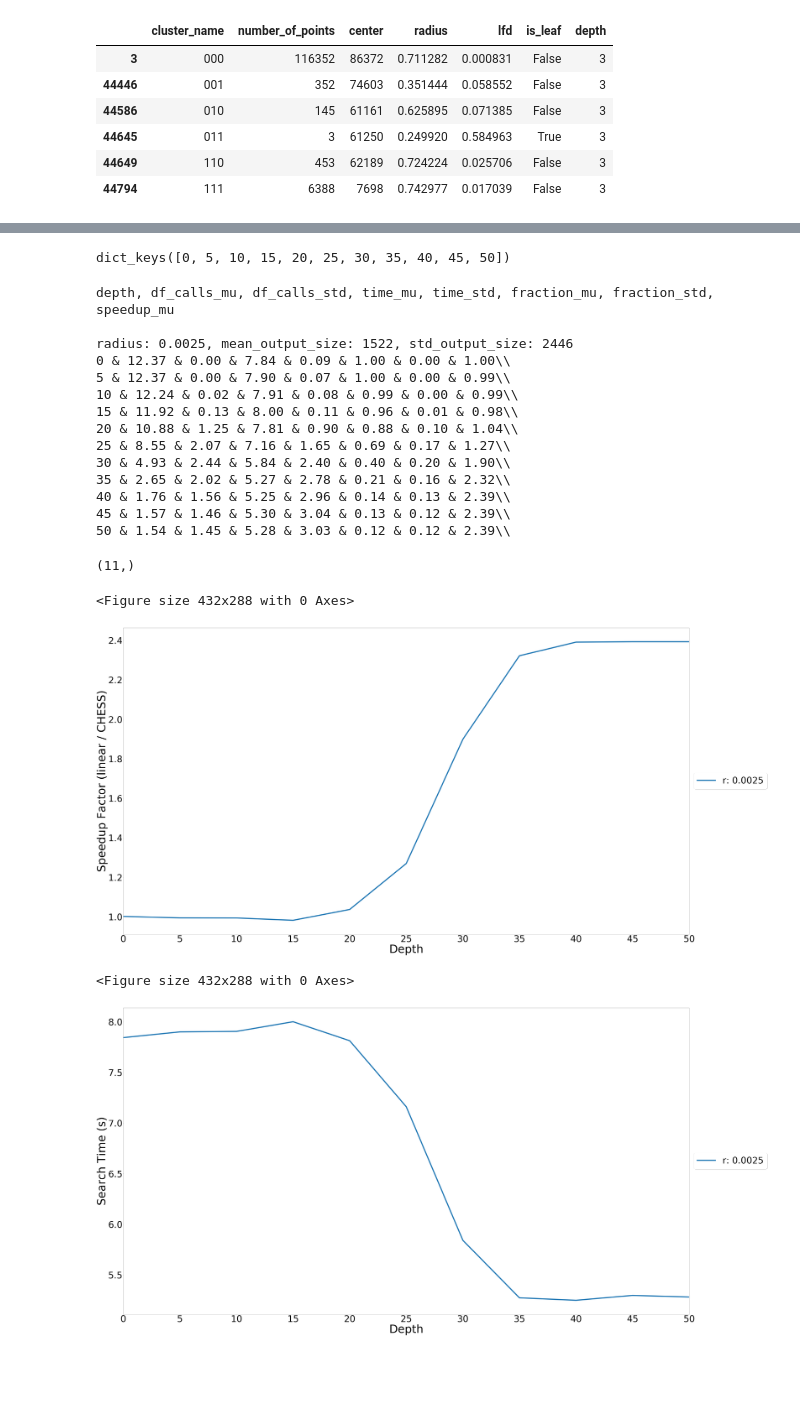
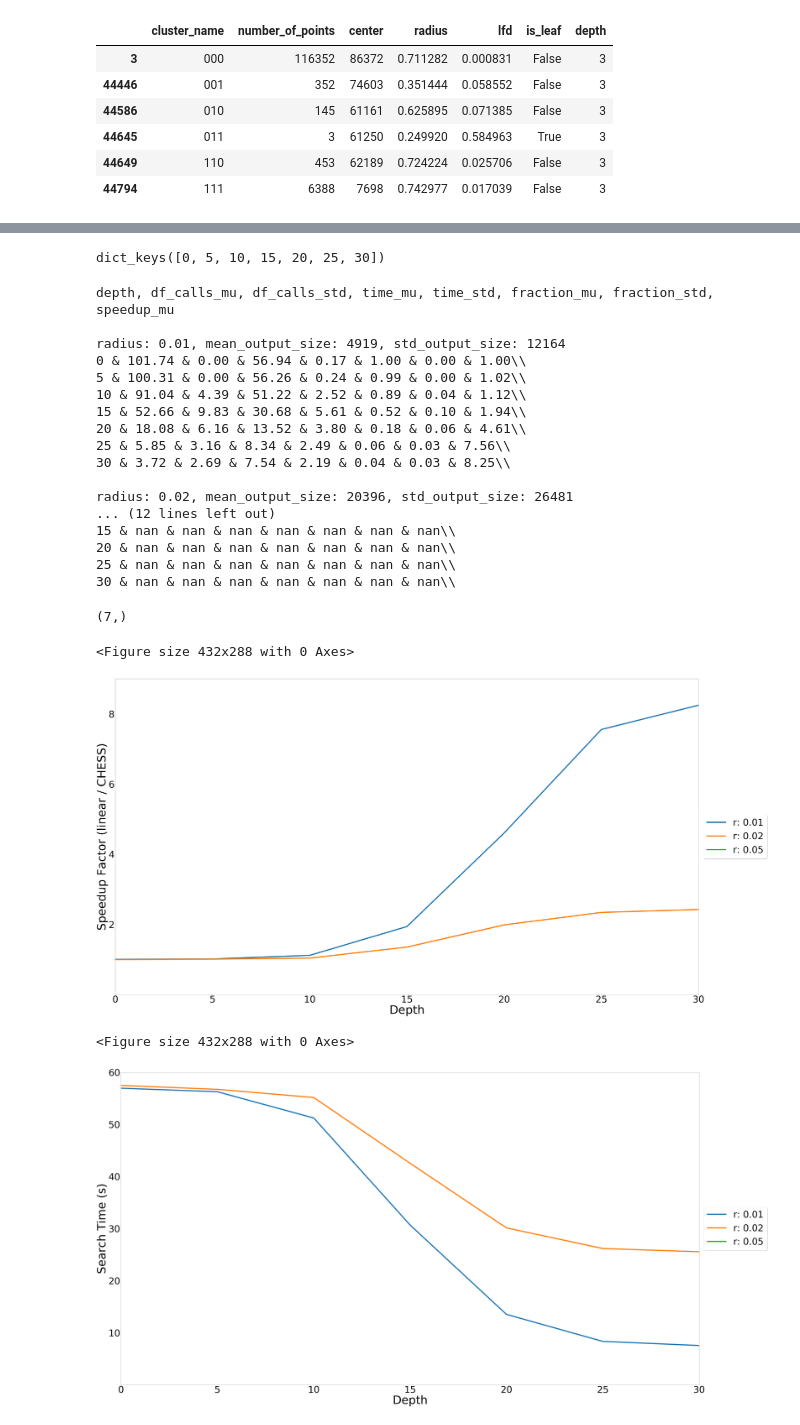
Before and after one commit to nishaq503/CHESS, a Jupyter notebook: data_vis.ipynb, the cells around one changed output, grey strips where cells are left out. Saved outputs shown, nothing was run; the diff lists cells and outputs as text; code cells hidden in the pictures; blank space fills up the shorter version.

Commit message:
drawing graphs for deeper clustering

```diff
--- a/data_vis.ipynb
+++ b/data_vis.ipynb
@@ -91,7 +95,7 @@ for d, temp_df in enumerate(fractal_dim_by_depth):
     mean_radius = temp_df.radius.mean()
     median_radius = temp_df.radius.median()
     stddev_radius = temp_df.radius.std()
-    if d % 5 == 0:
+    if d % 1 == 0:
         print(f'{d}, {temp_df.shape[0]}, {median_radius:.5f}, '
               f'{mean_radius:.5f}, {stddev_radius:.5f}')
 # %% [output]
@@ -150,7 +161,7 @@ raw_data = pd.read_csv(
         'speedup_factor': np.float64,
     }
 )
-raw_data = raw_data[:407]
+raw_data = raw_data[:140]
 raw_data.head()
 # %% [output]
 |  | depth | radius | correctness | false_negative_rate | num_hits | num_clusters_searched | fraction_searched | ... |
@@ -181,8 +192,7 @@ total time: 3012.8228
 # %%
-# radii = [76, 153, 384]
+radii = [0.01, 0.02, 0.05]
 # radii = [2000.0, 4000.0]
 # radii = [0.0005, 0.001]
-radii = [0.0025]
 # %%
 data_by_search_radius = {}
 for r in radii:
@@ -205,7 +215,7 @@ for d in depths:
     data_by_search_depth[d] = temp_df
 data_by_search_depth.keys()
 # %% [output]
-dict_keys([0, 5, 10, 15, 20, 25, 30, 35, 40, 45, 50])
+dict_keys([0, 5, 10, 15, 20, 25, 30])
 # %%
 x = depths
 y1 = []  # comparisons
@@ -247,22 +257,25 @@ for r in radii:
 # %% [output]
 depth, df_calls_mu, df_calls_std, time_mu, time_std, fraction_mu, fraction_std, speedup_mu
 
-radius: 0.0025, mean_output_size: 1522, std_output_size: 2446
-0 & 12.37 & 0.00 & 7.84 & 0.09 & 1.00 & 0.00 & 1.00\\
-5 & 12.37 & 0.00 & 7.90 & 0.07 & 1.00 & 0.00 & 0.99\\
-10 & 12.24 & 0.02 & 7.91 & 0.08 & 0.99 & 0.00 & 0.99\\
-15 & 11.92 & 0.13 & 8.00 & 0.11 & 0.96 & 0.01 & 0.98\\
-20 & 10.88 & 1.25 & 7.81 & 0.90 & 0.88 & 0.10 & 1.04\\
-25 & 8.55 & 2.07 & 7.16 & 1.65 & 0.69 & 0.17 & 1.27\\
-30 & 4.93 & 2.44 & 5.84 & 2.40 & 0.40 & 0.20 & 1.90\\
-35 & 2.65 & 2.02 & 5.27 & 2.78 & 0.21 & 0.16 & 2.32\\
-40 & 1.76 & 1.56 & 5.25 & 2.96 & 0.14 & 0.13 & 2.39\\
-45 & 1.57 & 1.46 & 5.30 & 3.04 & 0.13 & 0.12 & 2.39\\
-50 & 1.54 & 1.45 & 5.28 & 3.03 & 0.12 & 0.12 & 2.39\\
+radius: 0.01, mean_output_size: 4919, std_output_size: 12164
+0 & 101.74 & 0.00 & 56.94 & 0.17 & 1.00 & 0.00 & 1.00\\
+5 & 100.31 & 0.00 & 56.26 & 0.24 & 0.99 & 0.00 & 1.02\\
+10 & 91.04 & 4.39 & 51.22 & 2.52 & 0.89 & 0.04 & 1.12\\
+15 & 52.66 & 9.83 & 30.68 & 5.61 & 0.52 & 0.10 & 1.94\\
+20 & 18.08 & 6.16 & 13.52 & 3.80 & 0.18 & 0.06 & 4.61\\
+25 & 5.85 & 3.16 & 8.34 & 2.49 & 0.06 & 0.03 & 7.56\\
+30 & 3.72 & 2.69 & 7.54 & 2.19 & 0.04 & 0.03 & 8.25\\
+
+radius: 0.02, mean_output_size: 20396, std_output_size: 26481
+... (12 lines left out)
+15 & nan & nan & nan & nan & nan & nan & nan\\
+20 & nan & nan & nan & nan & nan & nan & nan\\
+25 & nan & nan & nan & nan & nan & nan & nan\\
+30 & nan & nan & nan & nan & nan & nan & nan\\
 # %%
 np.shape(ys[0][0])
 # %% [output]
-(11,)
+(7,)
 # %%
 plt.clf()
 fig = plt.figure(figsize=(100, 50))
@@ -275,33 +288,33 @@ ax.legend(loc='center left', bbox_to_anchor=(1, 0.5), prop={'size':80}, fancybox
 ax.tick_params(axis='both', which='major', labelsize=80)
 ax.set_xlim([0, max_depth])
 plt.xticks([i for i in range(0, max_depth + 1, 5)])
-# ax.set_ylim([0, 3])
-# plt.yticks([i for i in range(4)])
+ax.set_ylim([0, 9])
+plt.yticks([i for i in range(2, 9, 2)])
 plt.xlabel('Depth', fontsize=100)
 plt.ylabel('Speedup Factor (linear / CHESS)', fontsize=100)
 plt.show()
 fig.savefig(f'plots/speedup_factor_{dataset}_{metric}.png')
 # %% [output]
 <Figure size 432x288 with 0 Axes>
-[figure, old version]
+[figure, new version]
 # %%
 plt.clf()
 fig = plt.figure(figsize=(100, 50))
 ax = fig.add_subplot(1, 1, 1)
 for i in range(len(radii)):
     plt.plot(x, ys[i][2], label=f'r: {str(radii[i])}', linewidth=10)
 box = ax.get_position()
 ax.set_position([box.x0, box.y0, box.width * 0.9, box.height])
 ax.legend(loc='center left', bbox_to_anchor=(1, 0.5), prop={'size':80}, fancybox=True, shadow=True)
 ax.tick_params(axis='both', which='major', labelsize=80)
 ax.set_xlim([0, max_depth])
 plt.xticks([i for i in range(0, max_depth + 1, 5)])
-# ax.set_ylim([0, 10])
-# plt.yticks([i for i in range(0, 11, 2)])
+ax.set_ylim([0, 60])
+plt.yticks([i for i in range(10, 61, 10)])
 plt.xlabel('Depth', fontsize=100)
 plt.ylabel('Search Time (s)', fontsize=100)
 plt.show()
 fig.savefig(f'plots/search_time_{dataset}_{metric}.png')
 # %% [output]
 <Figure size 432x288 with 0 Axes>
-[figure, old version]
+[figure, new version]
```
Also changed, not shown: parts of 9 cells of this notebook.
